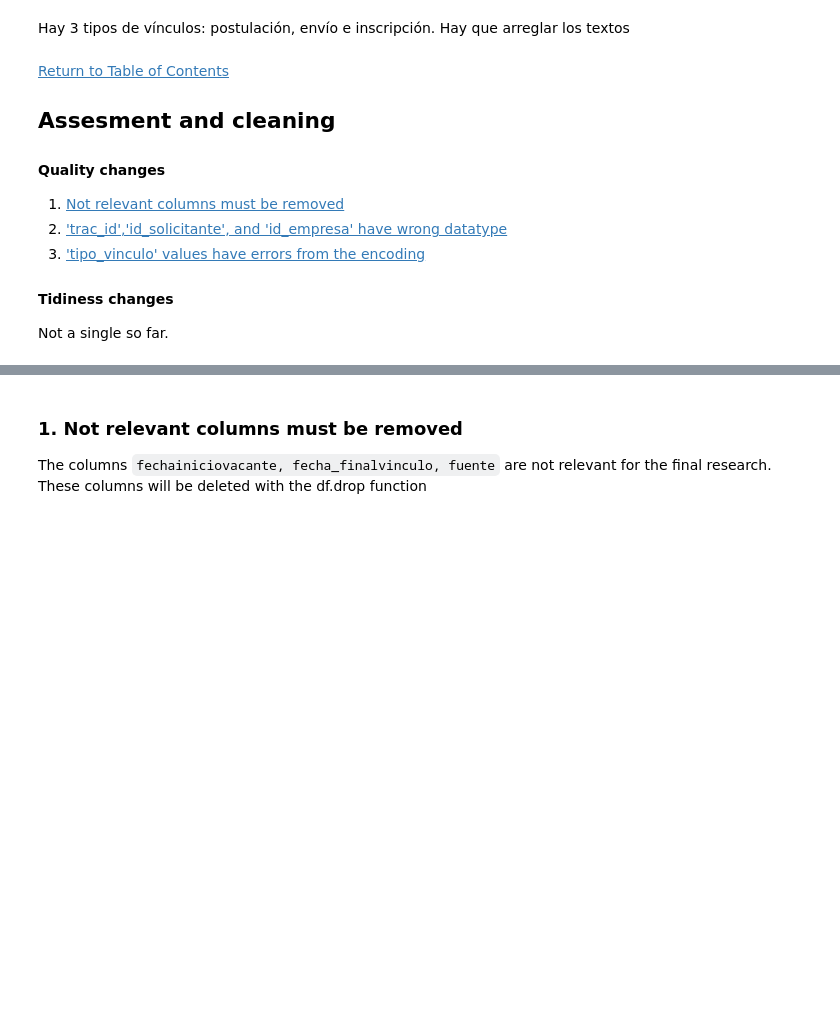
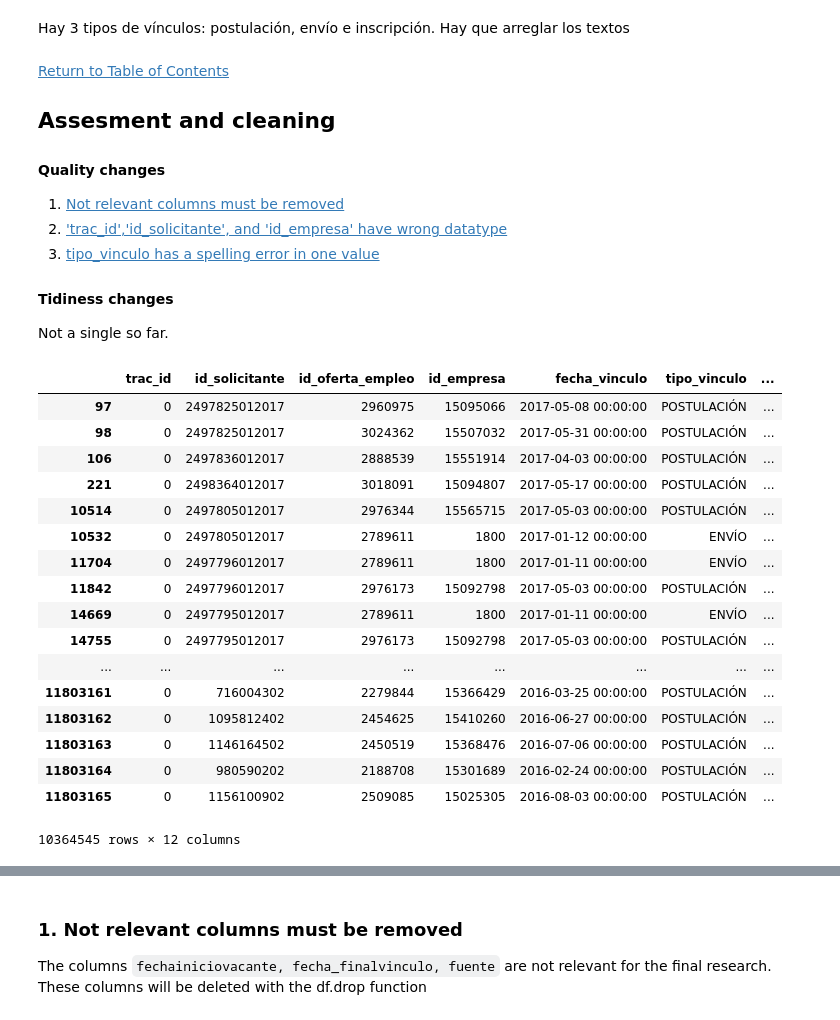
Before and after one commit to Lilianasu/SNEmpleo, a Jupyter notebook: 4.1 Cleaning postulaciones.ipynb, the cells around one changed output, grey strips where cells are left out. Cells and saved outputs as stored; diff of their text form; code cells hidden in the pictures; blank space fills up the shorter version.

```diff
--- a/4.1 Cleaning postulaciones.ipynb
+++ b/4.1 Cleaning postulaciones.ipynb
@@ -191,7 +197,29 @@ Hay 3 tipos de vínculos: postulación, envío e inscripción. Hay que arreglar
 #### Quality changes
 1. [Not relevant columns must be removed](#drop_cols)
 2. ['trac_id','id_solicitante', and 'id_empresa' have wrong datatype](#to_int)
-3. ['tipo_vinculo' values have errors from the encoding](#tipo_vinculo)
+3. [tipo_vinculo has a spelling error in one value](#tipo_vinculo)
 
 #### Tidiness changes
 Not a single so far.
+# %%
+postulaciones_clean[(postulaciones_clean.id_oferta_empleo != 1) & (postulaciones_clean.id_empresa != 165320)
+                   & (postulaciones_clean.trac_id ==0)]
+# %% [output]
+|  | trac_id | id_solicitante | id_oferta_empleo | id_empresa | fecha_vinculo | tipo_vinculo | ... |
+| 97 | 0 | 2497825012017 | 2960975 | 15095066 | 2017-05-08 00:00:00 | POSTULACIÓN | ... |
+| 98 | 0 | 2497825012017 | 3024362 | 15507032 | 2017-05-31 00:00:00 | POSTULACIÓN | ... |
+| 106 | 0 | 2497836012017 | 2888539 | 15551914 | 2017-04-03 00:00:00 | POSTULACIÓN | ... |
+| 221 | 0 | 2498364012017 | 3018091 | 15094807 | 2017-05-17 00:00:00 | POSTULACIÓN | ... |
+| 10514 | 0 | 2497805012017 | 2976344 | 15565715 | 2017-05-03 00:00:00 | POSTULACIÓN | ... |
+| 10532 | 0 | 2497805012017 | 2789611 | 1800 | 2017-01-12 00:00:00 | ENVÍO | ... |
+| 11704 | 0 | 2497796012017 | 2789611 | 1800 | 2017-01-11 00:00:00 | ENVÍO | ... |
+| 11842 | 0 | 2497796012017 | 2976173 | 15092798 | 2017-05-03 00:00:00 | POSTULACIÓN | ... |
+| 14669 | 0 | 2497795012017 | 2789611 | 1800 | 2017-01-11 00:00:00 | ENVÍO | ... |
+| 14755 | 0 | 2497795012017 | 2976173 | 15092798 | 2017-05-03 00:00:00 | POSTULACIÓN | ... |
+| ... | ... | ... | ... | ... | ... | ... | ... |
+| 11803161 | 0 | 716004302 | 2279844 | 15366429 | 2016-03-25 00:00:00 | POSTULACIÓN | ... |
+| 11803162 | 0 | 1095812402 | 2454625 | 15410260 | 2016-06-27 00:00:00 | POSTULACIÓN | ... |
+| 11803163 | 0 | 1146164502 | 2450519 | 15368476 | 2016-07-06 00:00:00 | POSTULACIÓN | ... |
+| 11803164 | 0 | 980590202 | 2188708 | 15301689 | 2016-02-24 00:00:00 | POSTULACIÓN | ... |
+| 11803165 | 0 | 1156100902 | 2509085 | 15025305 | 2016-08-03 00:00:00 | POSTULACIÓN | ... |
+10364545 rows × 12 columns
```
Also changed, not shown: parts of 11 cells of this notebook, 3 other files.
